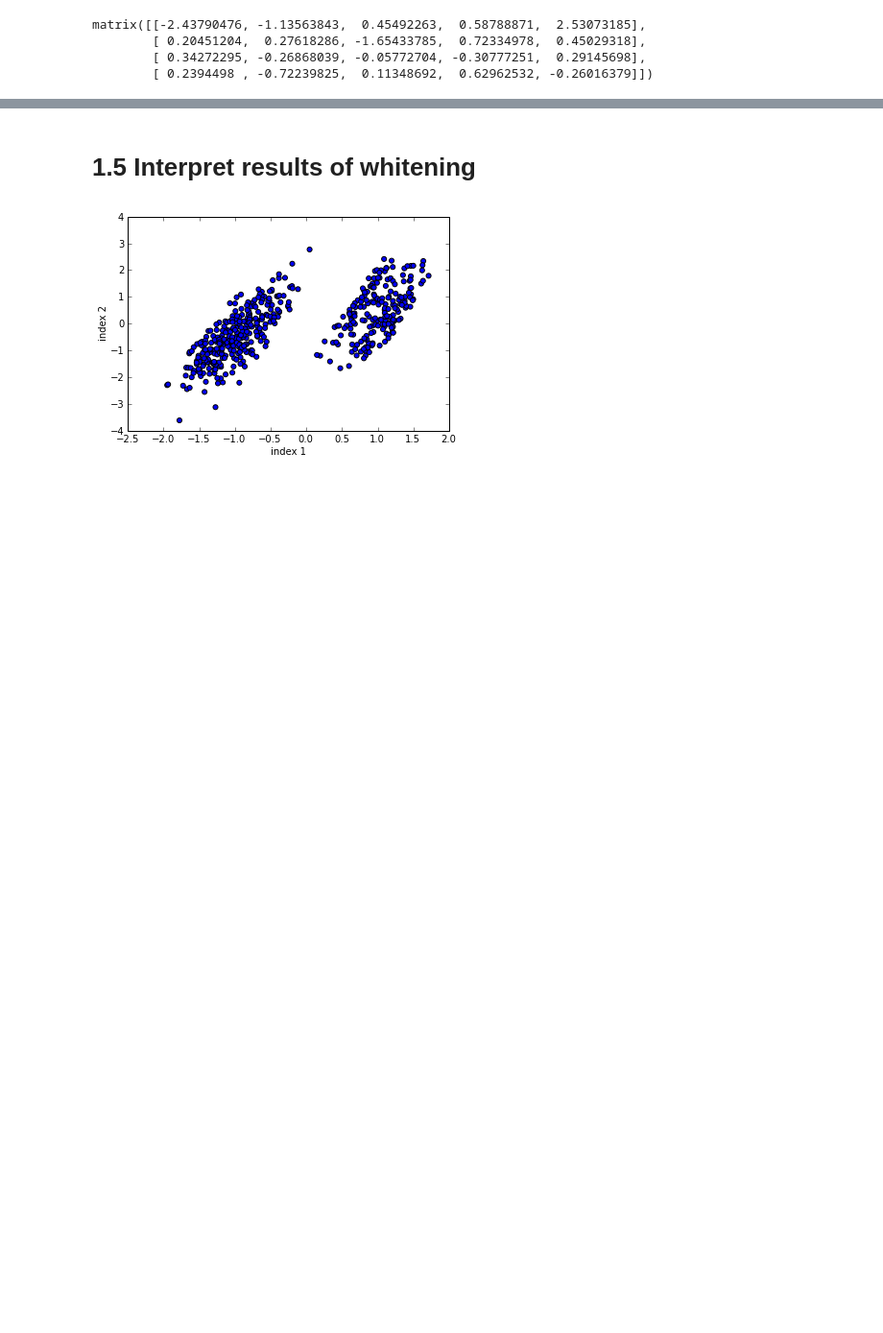
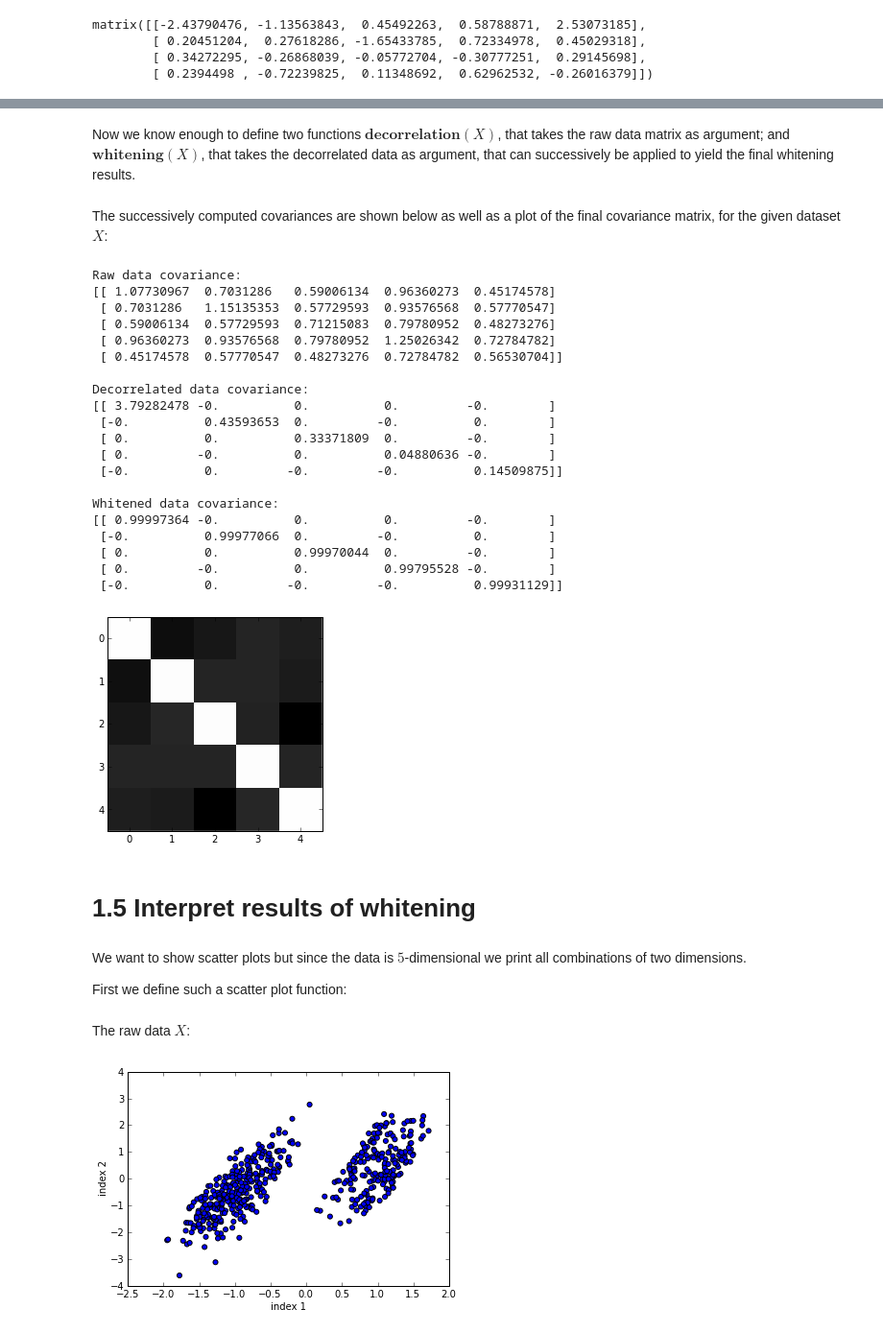
Before and after one commit to stablum/mlpm, a Jupyter notebook: Submission_lab1.ipynb, the cells around one changed output, grey strips where cells are left out. Shown at 96% size. Saved outputs shown, nothing was run; the diff lists cells and outputs as text; code cells hidden in the pictures; blank space fills up the shorter version.

```diff
--- a/Submission_lab1.ipynb
+++ b/Submission_lab1.ipynb
@@ -279,3 +298,5 @@ ax = imshow(log(abs(cov_ys)), cmap='gray', interpolation='nearest')
+# %% [markdown]
+Now we know enough to define two functions $\textbf{decorrelation}(X)$, that takes the raw data matrix as argument; and $\textbf{whitening}(X)$, that takes the decorrelated data as argument, that can successively be applied to yield the final whitening results.
 # %%
 def decorrelation(data):
     mu = np.array([ np.mean(d) for d in data ]) # calculating mean
@@ -295,3 +333,35 @@ def whitening(decorrelated_data):
+# %% [markdown]
+The successively computed covariances are shown below as well as a plot of the final covariance matrix, for the given dataset $X$:
+# %%
+ax = imshow(log(abs(np.cov(getPreprocessedData(X)))), cmap='gray', interpolation='nearest')
+# %% [output]
+Raw data covariance:
+[[ 1.07730967  0.7031286   0.59006134  0.96360273  0.45174578]
+ [ 0.7031286   1.15135353  0.57729593  0.93576568  0.57770547]
+ [ 0.59006134  0.57729593  0.71215083  0.79780952  0.48273276]
+ [ 0.96360273  0.93576568  0.79780952  1.25026342  0.72784782]
+ [ 0.45174578  0.57770547  0.48273276  0.72784782  0.56530704]]
+
+Decorrelated data covariance:
+[[ 3.79282478 -0.          0.          0.         -0.        ]
+ [-0.          0.43593653  0.         -0.          0.        ]
+ [ 0.          0.          0.33371809  0.         -0.        ]
+ [ 0.         -0.          0.          0.04880636 -0.        ]
+ [-0.          0.         -0.         -0.          0.14509875]]
+
+Whitened data covariance:
+[[ 0.99997364 -0.          0.          0.         -0.        ]
+ [-0.          0.99977066  0.         -0.          0.        ]
+ [ 0.          0.          0.99970044  0.         -0.        ]
+ [ 0.         -0.          0.          0.99795528 -0.        ]
+ [-0.          0.         -0.         -0.          0.99931129]]
+[figure, added]
+# %% [markdown]
+# 1.5 Interpret results of whitening
+# %% [markdown]
+We want to show scatter plots but since the data is $5$-dimensional we print all combinations of two dimensions.
+
+First we define such a scatter plot function:
 # %%
 def multi_scatter(data):
     import itertools
@@ -305,8 +375,8 @@ def multi_scatter(data):
         ax.set_xlabel('index '+str(curr_dims[0]+1))
         ax.set_ylabel('index '+str(curr_dims[1]+1))
         plt.scatter(data[curr_dims[0]],data[curr_dims[1]])
-# %% [markdown]
-# 1.5 Interpret results of whitening
+# %% [markdown]
+The raw data $X$:
 # %%
 multi_scatter(X)
 # %% [output]
```
Also changed, not shown: parts of 24 cells of this notebook, 10 other files.
